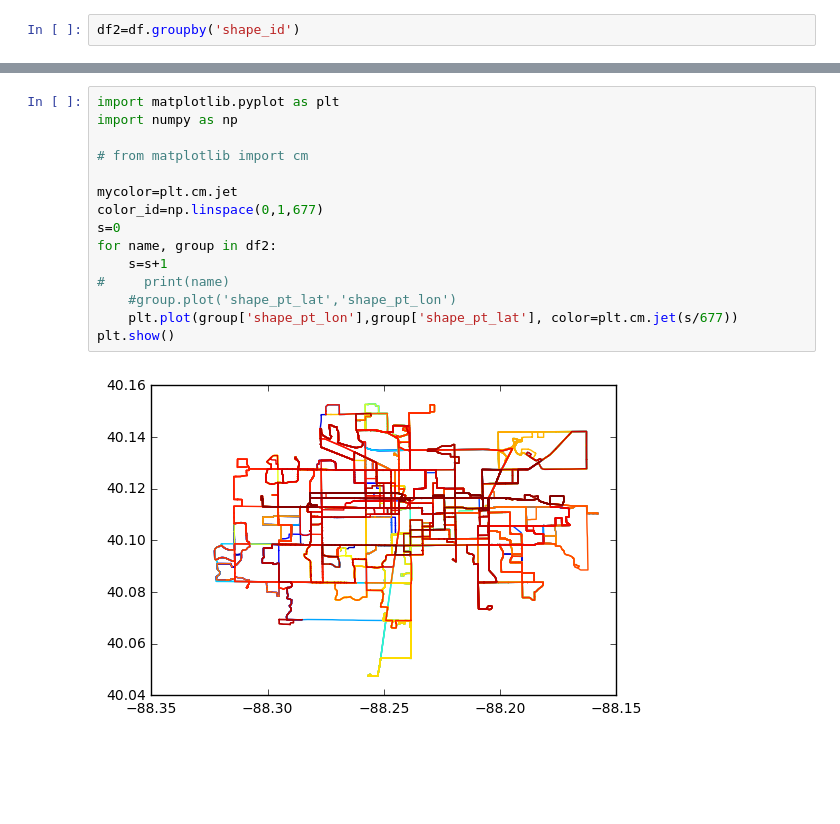
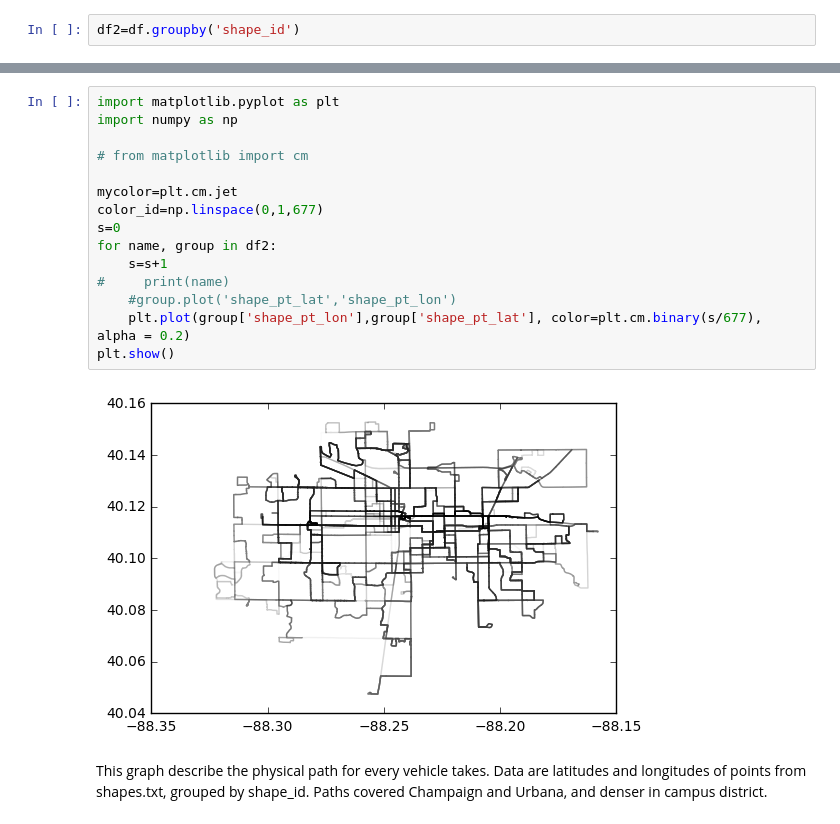
Before and after one commit to yingjun2/project-spring2017, a Jupyter notebook: part1/DVfinal_Q1_shape.ipynb, the cells around one changed output, grey strips where cells are left out. Drawn from its saved outputs; the diff is of its cells as text; blank space fills up the shorter version.

```diff
--- a/part1/DVfinal_Q1_shape.ipynb
+++ b/part1/DVfinal_Q1_shape.ipynb
@@ -31,17 +52,19 @@ df2=df.groupby('shape_id')
 # %%
 import matplotlib.pyplot as plt
 import numpy as np
 
 # from matplotlib import cm
 
 mycolor=plt.cm.jet
 color_id=np.linspace(0,1,677)
 s=0
 for name, group in df2:
     s=s+1
 #     print(name)
     #group.plot('shape_pt_lat','shape_pt_lon')
-    plt.plot(group['shape_pt_lon'],group['shape_pt_lat'], color=plt.cm.jet(s/677))
+    plt.plot(group['shape_pt_lon'],group['shape_pt_lat'], color=plt.cm.binary(s/677), alpha = 0.2)
 plt.show()
 # %% [output]
-[figure, old version]
+[figure, new version]
+# %% [markdown]
+This graph describe the physical path for every vehicle takes. Data are latitudes and longitudes of points from shapes.txt, grouped by shape_id. Paths covered Champaign and Urbana, and denser in campus district.
```
Also changed, not shown: parts of 1 cell of this notebook.
